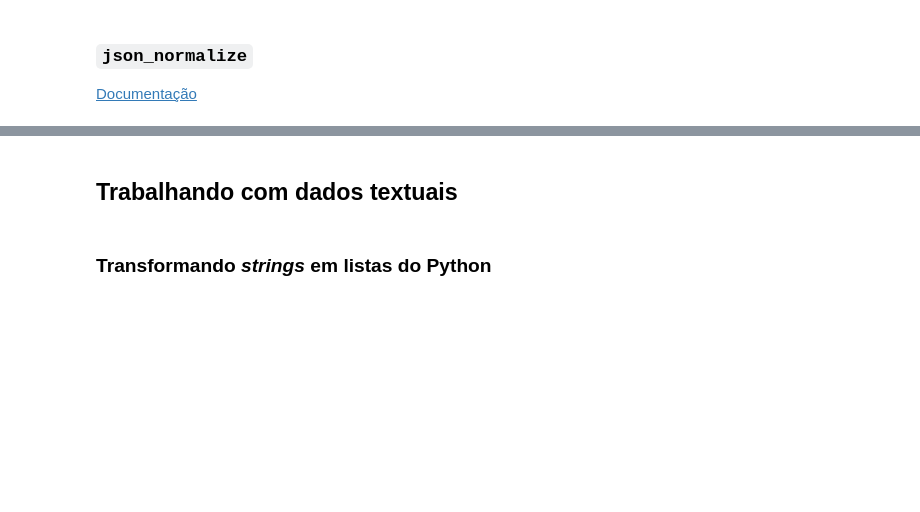
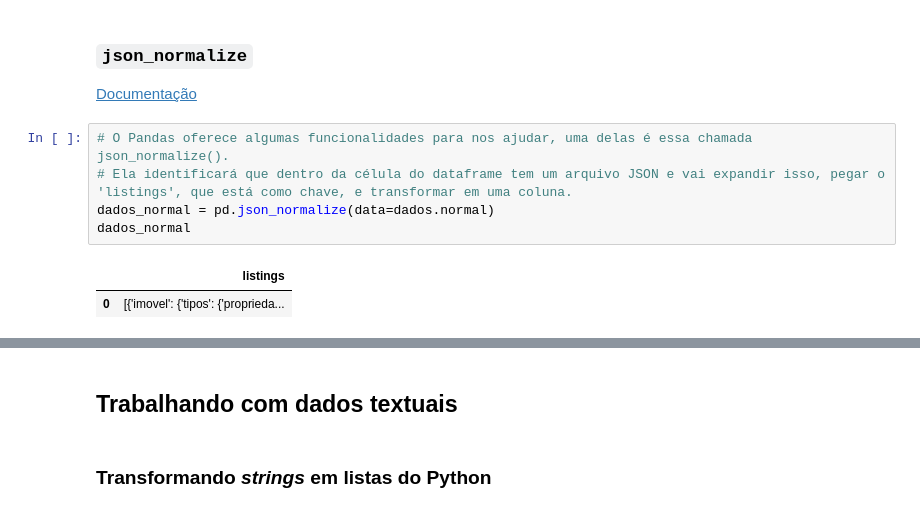
Before and after one commit to leandroalvesmachado/alura-data-science, a Jupyter notebook: python-pandas-tecnicas-avancadas/stage1.1/Projeto.ipynb, the cells around one changed output, grey strips where cells are left out. Saved outputs shown, nothing was run; the diff lists cells and outputs as text; blank space fills up the shorter version.

```diff
--- a/python-pandas-tecnicas-avancadas/stage1.1/Projeto.ipynb
+++ b/python-pandas-tecnicas-avancadas/stage1.1/Projeto.ipynb
@@ -254,3 +259,11 @@ bairros
 ### `json_normalize`
 
 [Documentação](https://pandas.pydata.org/pandas-docs/stable/reference/api/pandas.json_normalize.html)
+# %%
+# O Pandas oferece algumas funcionalidades para nos ajudar, uma delas é essa chamada json_normalize().
+# Ela identificará que dentro da célula do dataframe tem um arquivo JSON e vai expandir isso, pegar o 'listings', que está como chave, e transformar em uma coluna.
+dados_normal = pd.json_normalize(data=dados.normal)
+dados_normal
+# %% [output]
+|  | listings |
+| 0 | [{'imovel': {'tipos': {'proprieda... |
```
Also changed, not shown: parts of 6 cells of this notebook.
